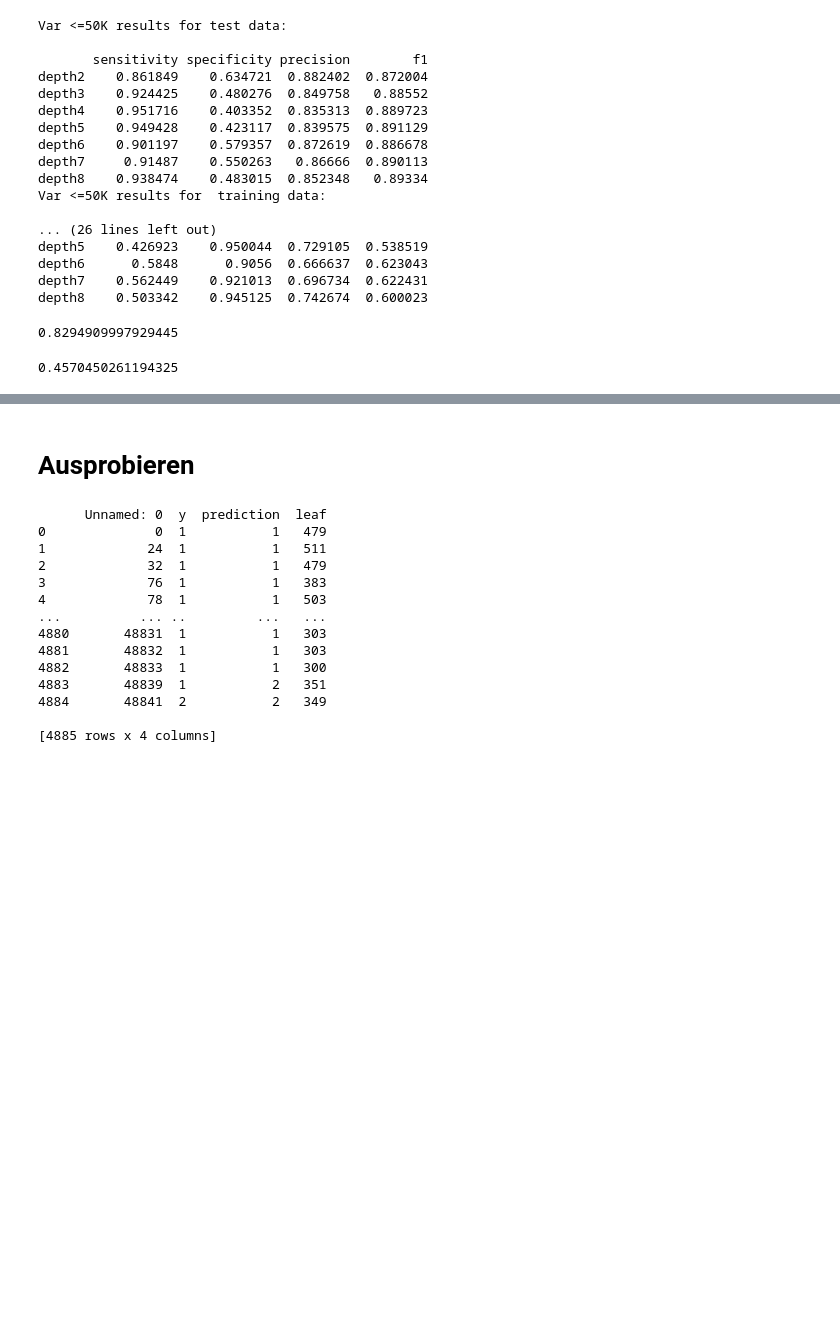
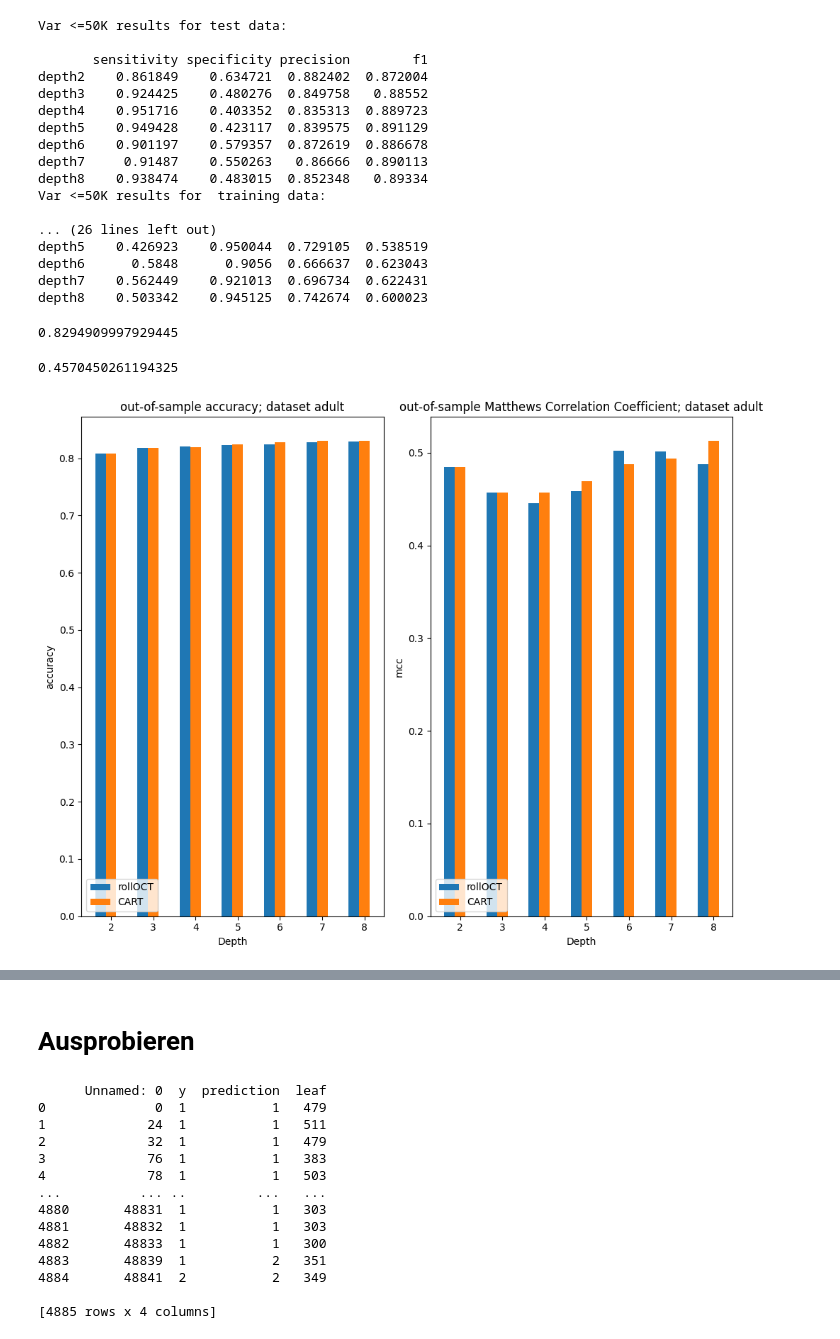
Before and after one commit to Morgall/LARF_BA, a Jupyter notebook: testing_juypter_notebooks/metrics_tree_test.ipynb, the cells around one changed output, grey strips where cells are left out. Drawn from its saved outputs; the diff is of its cells as text; code cells hidden in the pictures; blank space fills up the shorter version.

```diff
--- a/testing_juypter_notebooks/metrics_tree_test.ipynb
+++ b/testing_juypter_notebooks/metrics_tree_test.ipynb
@@ -11,7 +11,7 @@ import matplotlib.pyplot as plt
 project_root = str(Path.cwd().parent)
 sys.path.append(project_root)
 # %%
-def get_solutions_all_folds_pulp(name_dataset: str, depth=3, folds_available = 10) -> dict: #for 10 fold cross valdidation, carefull that trees have min depth 2
+def get_solutions_all_folds_rollOCT(name_dataset: str, depth=3, folds_available = 10) -> dict: #for 10 fold cross valdidation, carefull that trees have min depth 2
     sol_dict = {} # one entry for every fold, [fold][depth]['test'] for train_data classification for fold of depth; same for training
     for i in range(1,folds_available+1):
         sol_dict[i] = {}
@@ -24,6 +24,16 @@ def get_solutions_all_folds_pulp(name_dataset: str, depth=3, folds_available = 1
 #sol_dict = get_solutions_all_folds_pulp(name_dataset=name_dataset, depth= max_depth_available)
 
 #print(sol_dict[4][8]['train'])
+# %%
+def get_solutions_all_folds_cart(name_dataset: str, depth=3, folds_available = 10) -> dict: #for 10 fold cross valdidation, carefull that trees have min depth 2
+    sol_dict = {} # one entry for every fold, [fold][depth]['test'] for train_data classification for fold of depth; same for training
+    for i in range(1,folds_available+1):
+        sol_dict[i] = {}
+        for j in range(2,depth+1):
+            sol_dict[i][j] = {}
+            sol_dict[i][j]['test'] = pd.read_csv(f"../results/{name_dataset}/cart/fold{i}/depth{j}_classification_{name_dataset}_test.csv")
+            sol_dict[i][j]['train'] = pd.read_csv(f"../results/{name_dataset}/cart/fold{i}/depth{j}_classification_{name_dataset}_train.csv")
+    return sol_dict
 # %% [markdown]
 damit das hier immer funktioniert, muss das mapping vom binarizer auf die Zahlen immer gleich sein
 # %% [markdown]
@@ -120,8 +130,11 @@ from sklearn.metrics import accuracy_score, precision_score, recall_score, class
 # does not contain time stuff
 # man muss über die target vars iterieren
 # we want result_dict[depth]['test'/'train'][target_var] and then sens,spec,prec,acc dor all folds. Then we are able to combine it with original target var afterwards
-def solutions_all_depths_all_folds_multiclass(dataset_name, list_target_vars, max_tree_depth, folds_available):
-    sol_dict = get_solutions_all_folds_pulp(name_dataset = dataset_name, depth=max_tree_depth, folds_available = folds_available)
+def solutions_all_depths_all_folds_multiclass(dataset_name, list_target_vars, max_tree_depth, folds_available, cart = False):
+    if cart == False:
+        sol_dict = get_solutions_all_folds_rollOCT(name_dataset = dataset_name, depth=max_tree_depth, folds_available = folds_available)
+    else:
+        sol_dict = get_solutions_all_folds_cart(name_dataset = dataset_name, depth=max_tree_depth, folds_available = folds_available)
     result_dict = dict()
     for depth in range(2,max_tree_depth+1):
         result_dict[depth] = dict()
@@ -280,9 +368,10 @@ meaning_target_vars = {
 
 target_vars = [1,2]
 
-result_dict_adult = solutions_all_depths_all_folds_multiclass(dataset_name='adult', list_target_vars = target_vars, max_tree_depth=8, folds_available=10)
+result_dict_adult_rollOCT = solutions_all_depths_all_folds_multiclass(dataset_name='adult', list_target_vars = target_vars, max_tree_depth=8, folds_available=10, cart=False)
+result_dict_adult_cart = solutions_all_depths_all_folds_multiclass(dataset_name='adult', list_target_vars = target_vars, max_tree_depth=8, folds_available=10, cart=True)
 
-accuracy_adult = get_accuracy_every_depth(result_dict_adult, depth=8)
+accuracy_adult = get_accuracy_every_depth(result_dict_adult_rollOCT, depth=8)
 
 print(accuracy_adult)
 # %% [output]
@@ -341,2 +430,6 @@ print(result_dict_adult[3]['test']['mcc']) #For a multiclass problem, sklearn.me
 # %% [output]
 0.4570450261194325
+# %%
+visualize_acc_mcc(result_dict_rollOCT = result_dict_adult_rollOCT, result_dict_cart = result_dict_adult_cart, name_dataset = 'adult', max_depth = 8, train = False)
+# %% [output]
+[figure, added]
```
Also changed, not shown: parts of 13 cells of this notebook.
